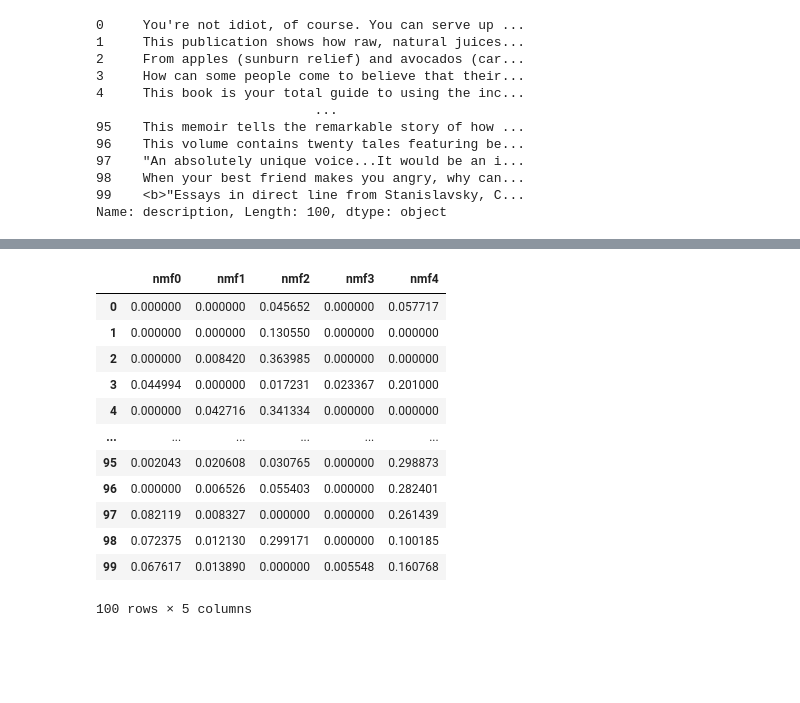
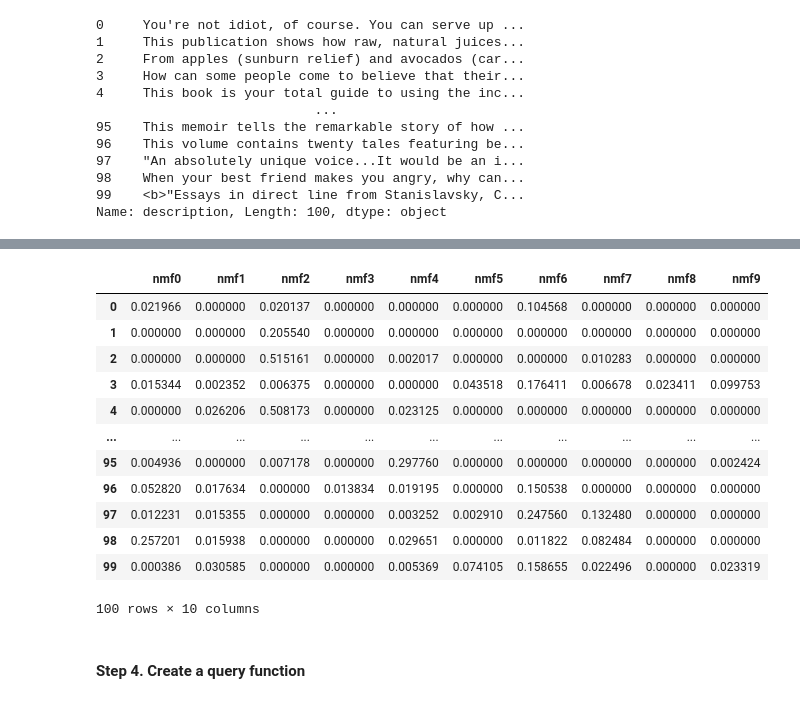
Before and after one commit to kibindy/DMW_Lab2, a Jupyter notebook: Scratch_Francis.ipynb, the cells around one changed output, grey strips where cells are left out. Drawn from its saved outputs; the diff is of its cells as text; code cells hidden in the pictures; blank space fills up the shorter version.

```diff
--- a/Scratch_Francis.ipynb
+++ b/Scratch_Francis.ipynb
@@ -492,4 +511,6 @@ Fitting the NMF model (Frobenius norm) with tf-idf features, n_samples=2000 and
 # %%
+# Focus on descriptions only
+corpus = df['description']
 corpus
 # %% [output]
 0     You're not idiot, of course. You can serve up ...
@@ -561,29 +560,13 @@ tf_idf_df
 # %%
-# 1. Instantiate and fit the TfidfVectorizer
-# Common parameters: remove english stopwords, set max features to limit matrix size
-tfidf_vectorizer = TfidfVectorizer(stop_words='english', max_features=1000)
+# Instantiate the NMF model & specify the number of topics
+# Set random_state for reproducibility
+n_topics = 10
+nmf_model = NMF(n_components=n_topics, random_state=1).set_output(transform="pandas")
 
-# 2. Fit and transform the documents into a TF-IDF matrix
-tfidf_matrix = tfidf_vectorizer.fit_transform(corpus)
-
-# Get the feature names (words) for later topic interpretation
-feature_names = tfidf_vectorizer.get_feature_names_out()
-
-# Convert the sparse matrix to a dense array for easier viewing (for small datasets)
-dense_matrix = tfidf_matrix.toarray()
-
-# Create a DataFrame for better readability
-tf_idf_df = pd.DataFrame(dense_matrix, columns=feature_names)
-
-# 3. Instantiate the NMF model (specify the number of topics)
-n_topics = 5
-nmf_model = NMF(n_components=n_topics, random_state=1).set_output(transform="pandas") # random_state for reproducibility
-
-# 4. Fit the NMF model to the TF-IDF matrix
+# Fit the NMF model to the TF-IDF matrix
+# Note that the 'H' matrix (topic-term distribution) is in nmf_model.components_
+# Note that the 'W' matrix (document-topic distribution) can be obtained with model.transform(tfidf_matrix)
 nmf_model.fit(tf_idf_df)
-
-# The 'H' matrix (topic-term distribution) is in nmf_model.components_
-# The 'W' matrix (document-topic distribution) can be obtained with model.transform(tfidf_matrix)
 
 # Function to print the top words for each topic (from search results)
 def print_top_words(model, feature_names, n_top_words):
@@ -591,6 +574,3 @@ def print_top_words(model, feature_names, n_top_words):
         print(f"Topic #{topic_idx}:")
         print(" ".join([feature_names[i] for i in topic.argsort()[:-n_top_words - 1:-1]]))
     print()
-
-n_top_words = 10
-print_top_words(nmf_model, feature_names, n_top_words)
@@ -621,16 +601,20 @@ array([[0.        , 0.        , 0.2072801 , ..., 0.10781013, 0.        ,
 # %%
-nmf_model.transform(tfidf_matrix)
+# Get the document-topic distribution
+document_topic = nmf_model.transform(tfidf_matrix)
+document_topic
 # %% [output]
-|  | nmf0 | nmf1 | nmf2 | nmf3 | nmf4 |
-| 0 | 0.000000 | 0.000000 | 0.045652 | 0.000000 | 0.057717 |
-| 1 | 0.000000 | 0.000000 | 0.130550 | 0.000000 | 0.000000 |
-| 2 | 0.000000 | 0.008420 | 0.363985 | 0.000000 | 0.000000 |
-| 3 | 0.044994 | 0.000000 | 0.017231 | 0.023367 | 0.201000 |
-| 4 | 0.000000 | 0.042716 | 0.341334 | 0.000000 | 0.000000 |
-| ... | ... | ... | ... | ... | ... |
-| 95 | 0.002043 | 0.020608 | 0.030765 | 0.000000 | 0.298873 |
-| 96 | 0.000000 | 0.006526 | 0.055403 | 0.000000 | 0.282401 |
-| 97 | 0.082119 | 0.008327 | 0.000000 | 0.000000 | 0.261439 |
-| 98 | 0.072375 | 0.012130 | 0.299171 | 0.000000 | 0.100185 |
-| 99 | 0.067617 | 0.013890 | 0.000000 | 0.005548 | 0.160768 |
+|  | nmf0 | nmf1 | nmf2 | nmf3 | nmf4 | nmf5 | nmf6 | nmf7 | nmf8 | nmf9 |
+| 0 | 0.021966 | 0.000000 | 0.020137 | 0.000000 | 0.000000 | 0.000000 | 0.104568 | 0.000000 | 0.000000 | 0.000000 |
+| 1 | 0.000000 | 0.000000 | 0.205540 | 0.000000 | 0.000000 | 0.000000 | 0.000000 | 0.000000 | 0.000000 | 0.000000 |
+| 2 | 0.000000 | 0.000000 | 0.515161 | 0.000000 | 0.002017 | 0.000000 | 0.000000 | 0.010283 | 0.000000 | 0.000000 |
+| 3 | 0.015344 | 0.002352 | 0.006375 | 0.000000 | 0.000000 | 0.043518 | 0.176411 | 0.006678 | 0.023411 | 0.099753 |
+| 4 | 0.000000 | 0.026206 | 0.508173 | 0.000000 | 0.023125 | 0.000000 | 0.000000 | 0.000000 | 0.000000 | 0.000000 |
+| ... | ... | ... | ... | ... | ... | ... | ... | ... | ... | ... |
+| 95 | 0.004936 | 0.000000 | 0.007178 | 0.000000 | 0.297760 | 0.000000 | 0.000000 | 0.000000 | 0.000000 | 0.002424 |
+| 96 | 0.052820 | 0.017634 | 0.000000 | 0.013834 | 0.019195 | 0.000000 | 0.150538 | 0.000000 | 0.000000 | 0.000000 |
+| 97 | 0.012231 | 0.015355 | 0.000000 | 0.000000 | 0.003252 | 0.002910 | 0.247560 | 0.132480 | 0.000000 | 0.000000 |
+| 98 | 0.257201 | 0.015938 | 0.000000 | 0.000000 | 0.029651 | 0.000000 | 0.011822 | 0.082484 | 0.000000 | 0.000000 |
+| 99 | 0.000386 | 0.030585 | 0.000000 | 0.000000 | 0.005369 | 0.074105 | 0.158655 | 0.022496 | 0.000000 | 0.023319 |
-100 rows × 5 columns
+100 rows × 10 columns
+# %% [markdown]
+#### Step 4. Create a query function
```
Also changed, not shown: parts of 11 cells of this notebook.
